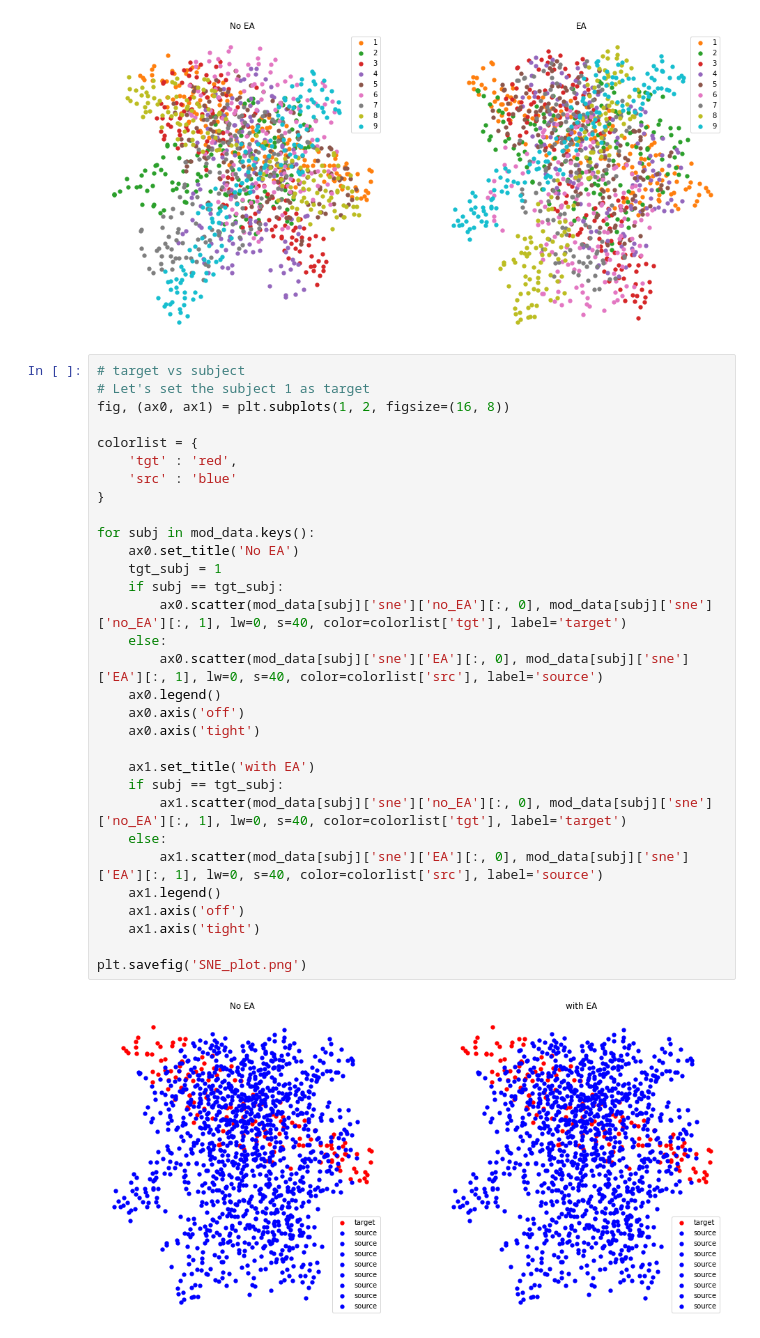
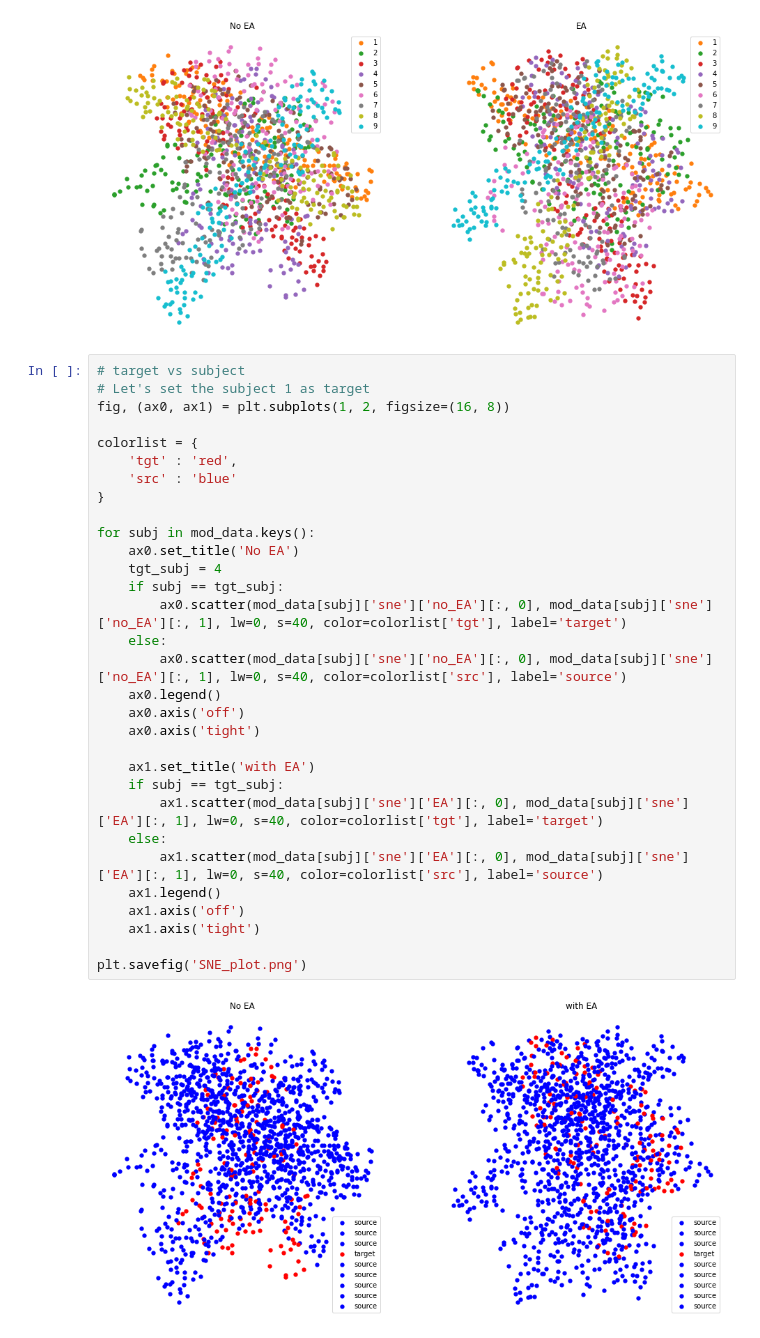
Before and after one commit to orvindemsy/EA-wLTL, a Jupyter notebook: EA+wLTL.ipynb, the cells around one changed output. Saved outputs shown, nothing was run; the diff lists cells and outputs as text.

Commit message:
t-sne plot

```diff
--- a/EA+wLTL.ipynb
+++ b/EA+wLTL.ipynb
@@ -584,33 +586,33 @@ plt.show()
 # %%
 # target vs subject
 # Let's set the subject 1 as target
 fig, (ax0, ax1) = plt.subplots(1, 2, figsize=(16, 8))
 
 colorlist = {
     'tgt' : 'red',
     'src' : 'blue'
 }
 
 for subj in mod_data.keys():
     ax0.set_title('No EA')
-    tgt_subj = 1
+    tgt_subj = 4
     if subj == tgt_subj:
         ax0.scatter(mod_data[subj]['sne']['no_EA'][:, 0], mod_data[subj]['sne']['no_EA'][:, 1], lw=0, s=40, color=colorlist['tgt'], label='target')
     else:
-        ax0.scatter(mod_data[subj]['sne']['EA'][:, 0], mod_data[subj]['sne']['EA'][:, 1], lw=0, s=40, color=colorlist['src'], label='source')
+        ax0.scatter(mod_data[subj]['sne']['no_EA'][:, 0], mod_data[subj]['sne']['no_EA'][:, 1], lw=0, s=40, color=colorlist['src'], label='source')
     ax0.legend()
     ax0.axis('off')
     ax0.axis('tight')
 
     ax1.set_title('with EA')
     if subj == tgt_subj:
-        ax1.scatter(mod_data[subj]['sne']['no_EA'][:, 0], mod_data[subj]['sne']['no_EA'][:, 1], lw=0, s=40, color=colorlist['tgt'], label='target')
+        ax1.scatter(mod_data[subj]['sne']['EA'][:, 0], mod_data[subj]['sne']['EA'][:, 1], lw=0, s=40, color=colorlist['tgt'], label='target')
     else:
         ax1.scatter(mod_data[subj]['sne']['EA'][:, 0], mod_data[subj]['sne']['EA'][:, 1], lw=0, s=40, color=colorlist['src'], label='source')
     ax1.legend()
     ax1.axis('off')
     ax1.axis('tight')
 
 plt.savefig('SNE_plot.png')
 # %% [output]
-[figure, old version]
+[figure, new version]
```
Also changed, not shown: parts of 1 cell of this notebook.
